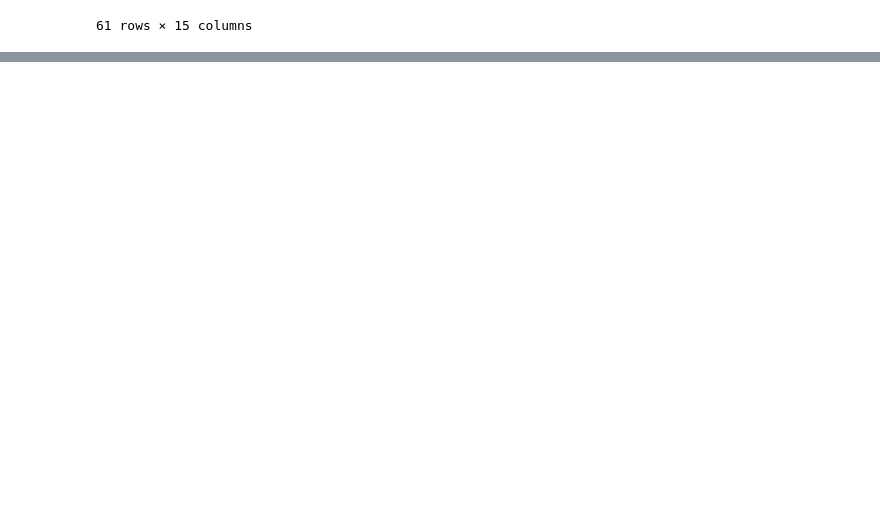
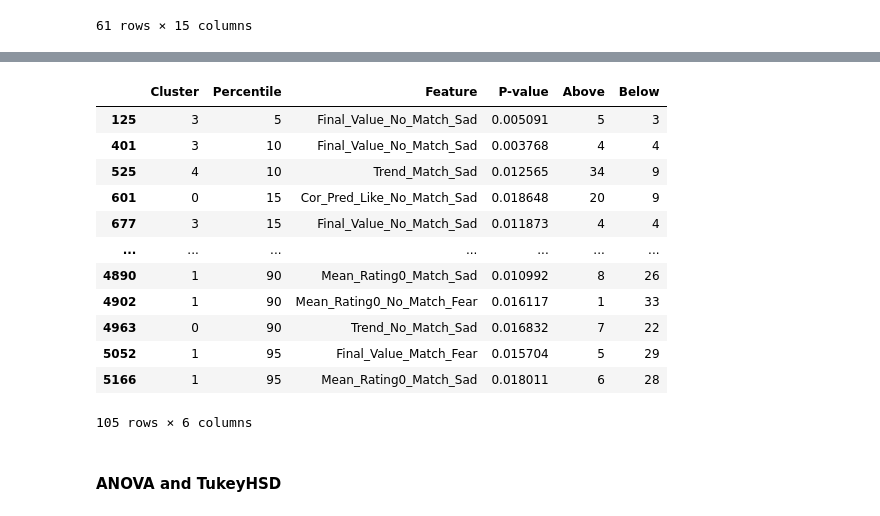
Before and after one commit to ManuIluro22/CasLAB-Predictive-Processing, a Jupyter notebook: Clustering_Predictive_Processing/Distributional_Analysis.ipynb, the cells around one changed output, grey strips where cells are left out. Drawn from its saved outputs; the diff is of its cells as text; code cells hidden in the pictures; blank space fills up the shorter version.

```diff
--- a/Clustering_Predictive_Processing/Distributional_Analysis.ipynb
+++ b/Clustering_Predictive_Processing/Distributional_Analysis.ipynb
@@ -591,0 +536,14 @@ Metric: MSSB_DES
+# %%
+codes_to_remove = [
+    'PREDWELL_RETOS-206-1',
+    'PREDWELL_RETOS-1004-1',
+    'PREDWELL_RETOS-410-1',
+    'PREDWELL_RETOS-1104-1',
+    'PREDWELL_RETOS-123-1',
+    'PREDWELL_RETOS-1117-1',
+    'PREDWELL_RETOS-20-1'
+]
+filtered_predictive = predictive_processing_dataset[~predictive_processing_dataset['Subject'].isin(codes_to_remove)]
+filtered_scales = scales[~scales['EPRIME_CODE'].isin(codes_to_remove)]
+# %%
+filtered_feature_scales = pd.merge(left = filtered_predictive,right=filtered_scales, left_on="Subject",right_on="EPRIME_CODE").drop(["EPRIME_CODE","Subject"],axis=1)
@@ -591,0 +590,21 @@ Metric: MSSB_DES
+# %%
+# Initialize a list to store the total count of significant p-values for each percentile
+total_significant_counts_per_percentile = []
+
+# Iterate through each percentile and count the significant p-values
+for percentile in values:
+    df = dataframes[percentile]
+
+    # Count the number of significant p-values across all features and metrics
+    total_significant_count = (df['p_value'] < 0.05).sum()
+
+    # Store the total count with its corresponding percentile
+    total_significant_counts_per_percentile.append((percentile, total_significant_count))
+
+# Sort the percentiles by the total count of significant p-values in descending order
+sorted_significant_counts = sorted(total_significant_counts_per_percentile, key=lambda x: x[1], reverse=True)
+
+# Print the sorted list
+print("\nOrdered list of percentiles by significant p-values count (descending):")
+for rank, (percentile, count) in enumerate(sorted_significant_counts, 1):
+    print(f"{rank}. Percentile {percentile}: {count} significant p-values")
@@ -591,0 +679,8 @@ Metric: MSSB_DES
+# %%
+# Display the results of number of overlaps
+for metric, features in feature_overlap_count.items():
+    print("\n")
+    print(f"Metric: {metric}")
+    for feature, count in features.items():
+        print(f"  Feature: {feature}, Overlap Count: {count}")
+### Bootstrapping with resampling in order to find robust cut-off against different data
@@ -666,0 +844,18 @@ results_df[results_df["P-value"]<0.051]
+# %%
+results_df[results_df["P-value"]<0.02]
+# %% [output]
+|  | Cluster | Percentile | Feature | P-value | Above | Below |
+| 125 | 3 | 5 | Final_Value_No_Match_Sad | 0.005091 | 5 | 3 |
+| 401 | 3 | 10 | Final_Value_No_Match_Sad | 0.003768 | 4 | 4 |
+| 525 | 4 | 10 | Trend_Match_Sad | 0.012565 | 34 | 9 |
+| 601 | 0 | 15 | Cor_Pred_Like_No_Match_Sad | 0.018648 | 20 | 9 |
+| 677 | 3 | 15 | Final_Value_No_Match_Sad | 0.011873 | 4 | 4 |
+| ... | ... | ... | ... | ... | ... | ... |
+| 4890 | 1 | 90 | Mean_Rating0_Match_Sad | 0.010992 | 8 | 26 |
+| 4902 | 1 | 90 | Mean_Rating0_No_Match_Fear | 0.016117 | 1 | 33 |
+| 4963 | 0 | 90 | Trend_No_Match_Sad | 0.016832 | 7 | 22 |
+| 5052 | 1 | 95 | Final_Value_Match_Fear | 0.015704 | 5 | 29 |
+| 5166 | 1 | 95 | Mean_Rating0_Match_Sad | 0.018011 | 6 | 28 |
+105 rows × 6 columns
+# %% [markdown]
+#### ANOVA and TukeyHSD
```
Also changed, not shown: parts of 30 cells of this notebook.
